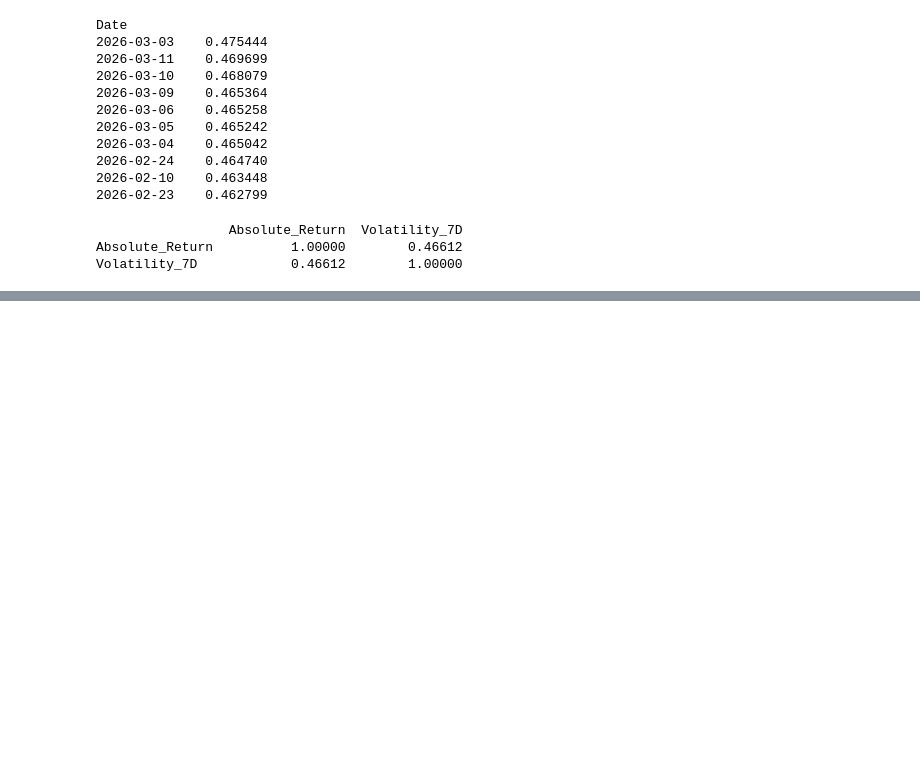
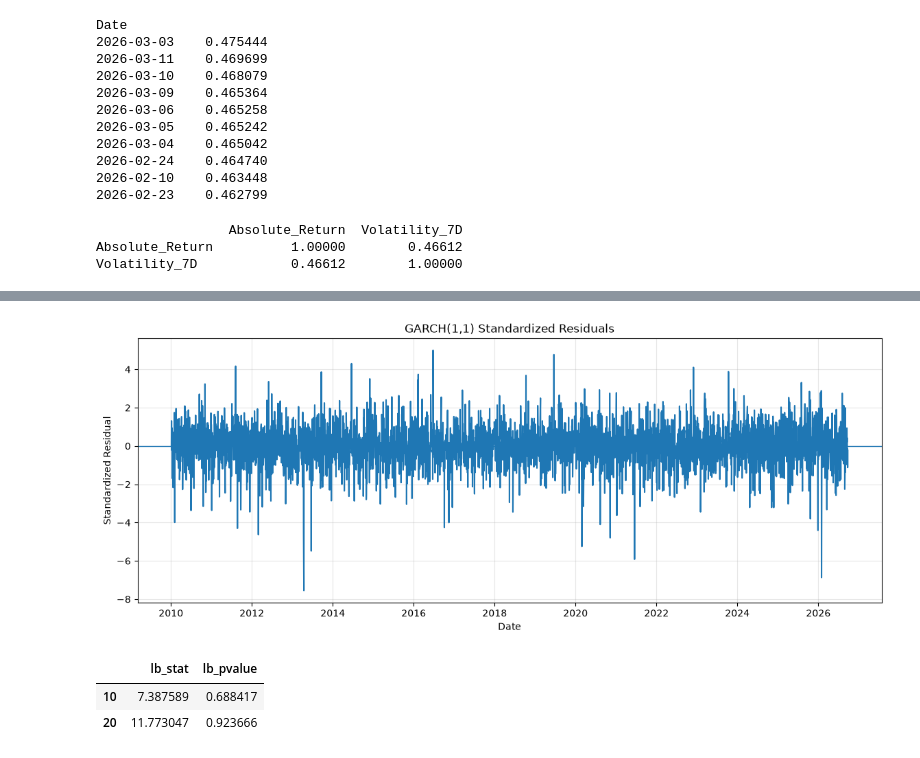
Before and after one commit to mohammadaminpeymanifar/Gold-Volatility-Analysis, a Jupyter notebook: notebooks/01_Data_Collection.ipynb, the cells around one changed output, grey strips where cells are left out. Drawn from its saved outputs; the diff is of its cells as text; code cells hidden in the pictures; blank space fills up the shorter version.

```diff
--- a/notebooks/01_Data_Collection.ipynb
+++ b/notebooks/01_Data_Collection.ipynb
@@ -892,0 +923,13 @@ Volatility_7D            0.46612        1.00000
+# %%
+garch_model = arch_model(
+    returns,
+    mean="Constant",
+    vol="GARCH",
+    p=1,
+    q=1,
+    dist="normal"
+)
+
+garch_result = garch_model.fit(disp="off")
+
+print(garch_result.summary())
@@ -892,0 +1090,4 @@ Volatility_7D            0.46612        1.00000
+# %%
+standardized_residuals = garch_result.std_resid
+
+standardized_residuals.describe()
@@ -892,0 +1104,32 @@ Volatility_7D            0.46612        1.00000
+# %%
+plt.figure(figsize=(14, 5))
+
+plt.plot(
+    standardized_residuals.index,
+    standardized_residuals
+)
+
+plt.axhline(0, linewidth=1)
+
+plt.title("GARCH(1,1) Standardized Residuals")
+plt.xlabel("Date")
+plt.ylabel("Standardized Residual")
+
+plt.grid(alpha=0.3)
+plt.show()
+# %% [output]
+[figure, added]
+# %%
+from statsmodels.stats.diagnostic import acorr_ljungbox
+
+lb_test = acorr_ljungbox(
+    standardized_residuals.dropna() ** 2,
+    lags=[10, 20],
+    return_df=True
+)
+
+lb_test
+# %% [output]
+|  | lb_stat | lb_pvalue |
+| 10 | 7.387589 | 0.688417 |
+| 20 | 11.773047 | 0.923666 |
```
Also changed, not shown: parts of 21 cells of this notebook, 1 other file.
